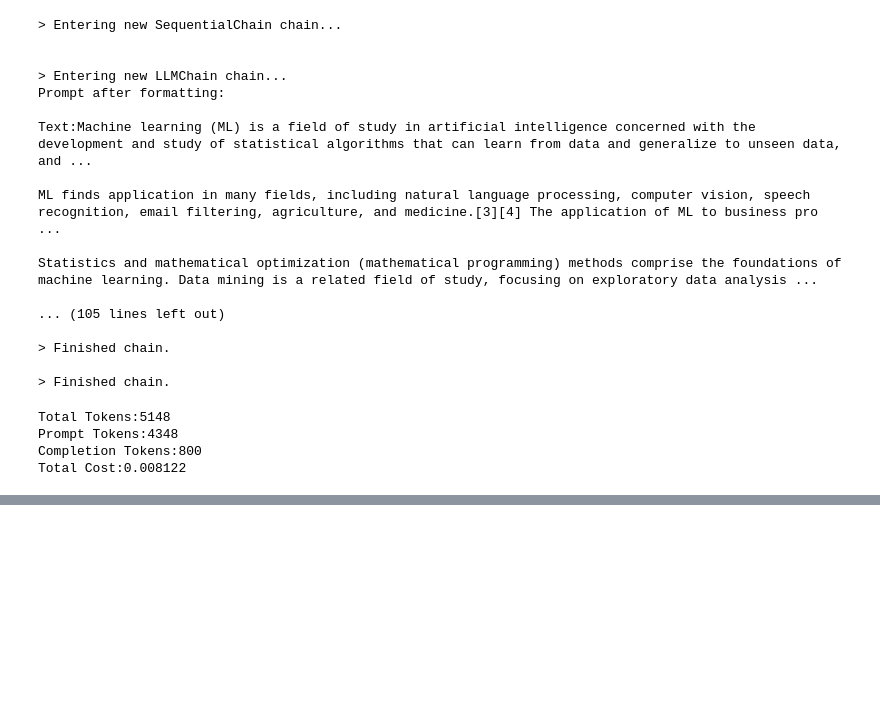
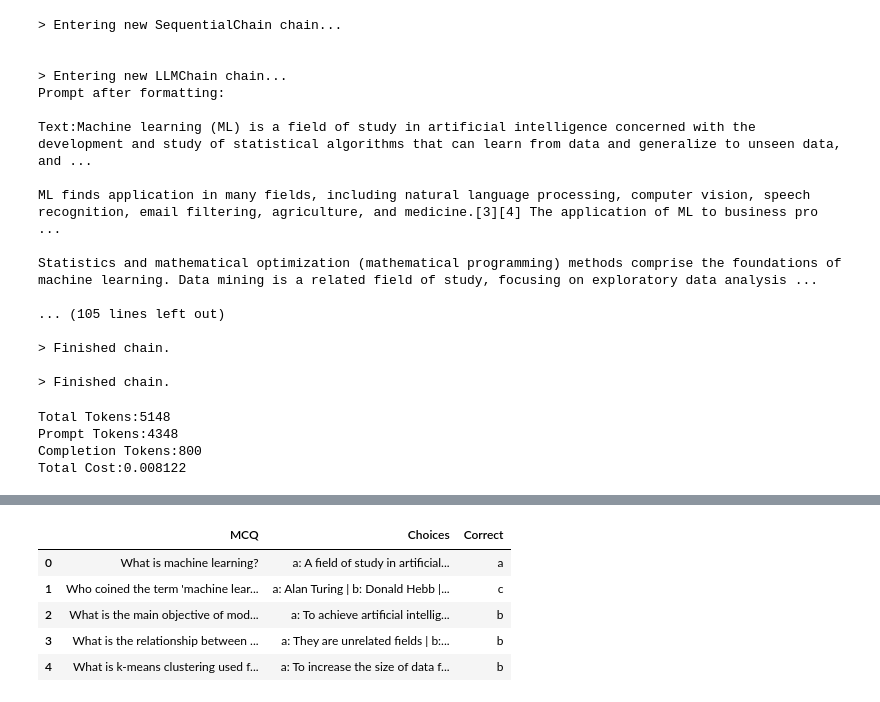
Before and after one commit to AwaisSabir007/MCQz-Generator-project, a Jupyter notebook: experiment/mcqz.ipynb, the cells around one changed output, grey strips where cells are left out. Cells and saved outputs as stored; diff of their text form; code cells hidden in the pictures; blank space fills up the shorter version.

```diff
--- a/experiment/mcqz.ipynb
+++ b/experiment/mcqz.ipynb
@@ -207,0 +218,18 @@ Total Cost:0.008122
+# %%
+# here i am able to get my quiz
+quiz=response.get("quiz")
+# %%
+quiz=json.loads(quiz)
+# %%
+# let create the ,list to make it more readable
+quiz_table_data = []
+for key, value in quiz.items():
+    mcq = value["mcq"]
+    options = " | ".join(
+        [
+            f"{option}: {option_value}"
+            for option, option_value in value["options"].items()
+            ]
+        )
+    correct = value["correct"]
+    quiz_table_data.append({"MCQ": mcq, "Choices": options, "Correct": correct})
@@ -207,0 +254,9 @@ Total Cost:0.008122
+# %%
+pd.DataFrame(quiz_table_data)
+# %% [output]
+|  | MCQ | Choices | Correct |
+| 0 | What is machine learning? | a: A field of study in artificial... | a |
+| 1 | Who coined the term 'machine lear... | a: Alan Turing | b: Donald Hebb |... | c |
+| 2 | What is the main objective of mod... | a: To achieve artificial intellig... | b |
+| 3 | What is the relationship between ... | a: They are unrelated fields | b:... | b |
+| 4 | What is k-means clustering used f... | a: To increase the size of data f... | b |
```
Also changed, not shown: parts of 5 cells of this notebook.
